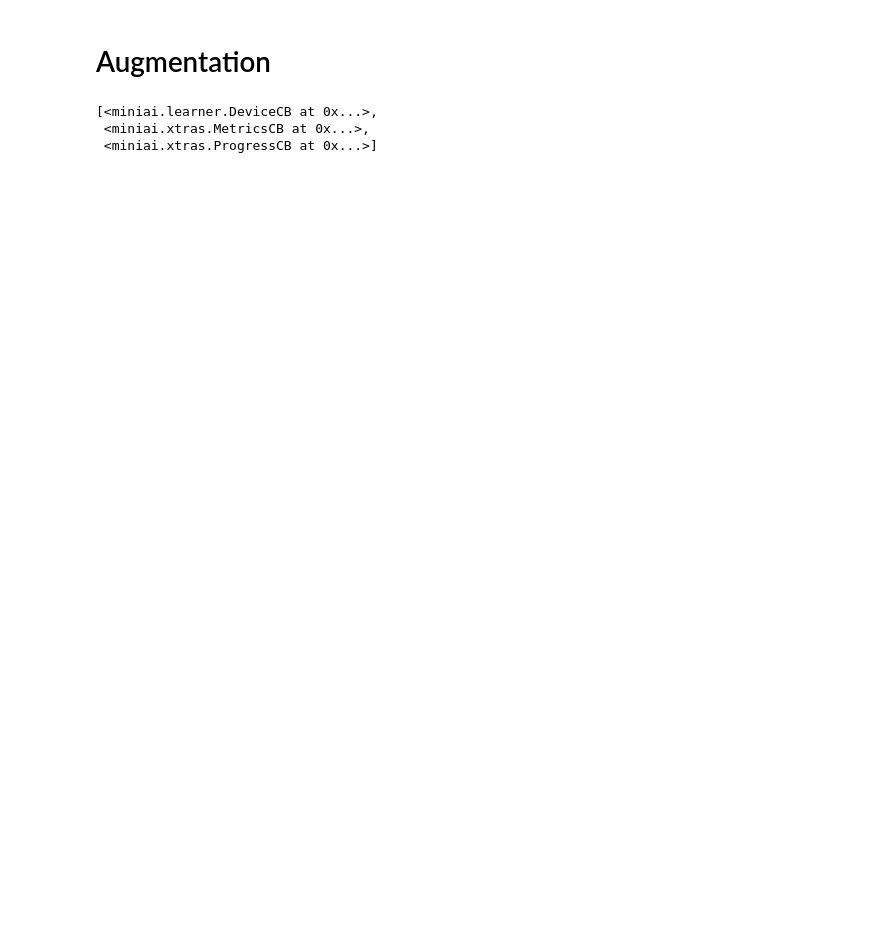
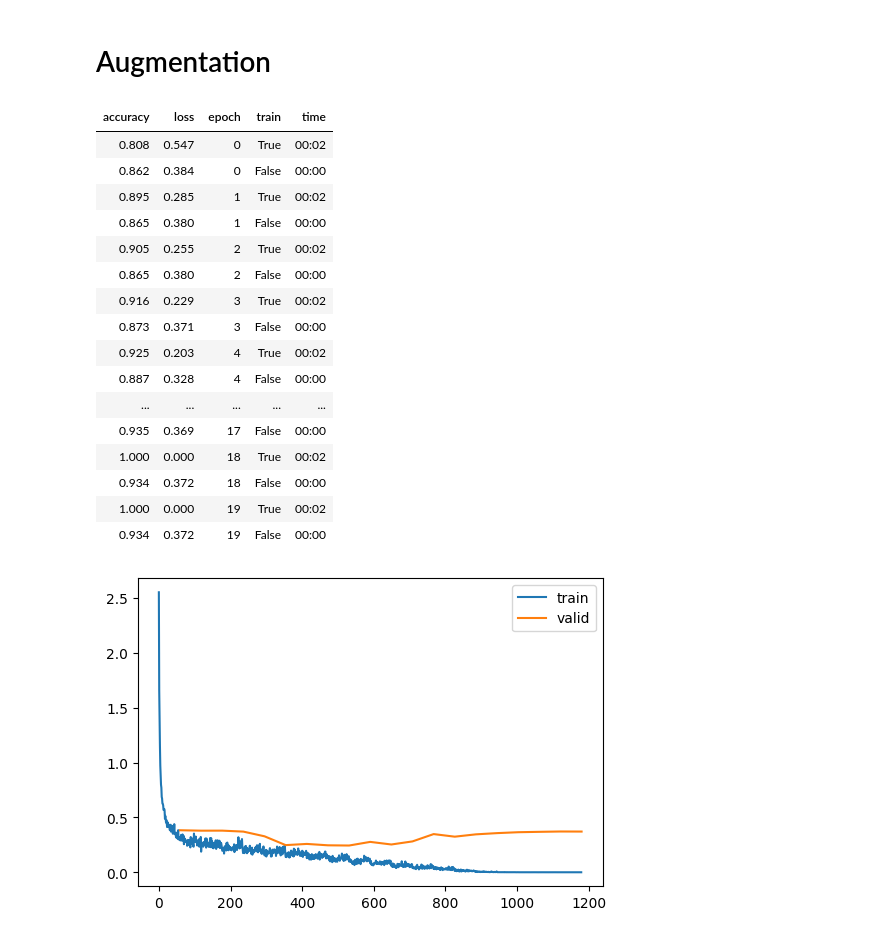
Before and after one commit to galopyz/course22p2, a Jupyter notebook: nbs/14_augment_adv.ipynb, the cells around one changed output. Drawn from its saved outputs; the diff is of its cells as text; code cells hidden in the pictures; blank space fills up the shorter version.

```diff
--- a/nbs/14_augment_adv.ipynb
+++ b/nbs/14_augment_adv.ipynb
@@ -48,13 +48,39 @@ if fc.defaults.cpus>8: fc.defaults.cpus=8
 # %%
 bs = 1024
 dls = get_dls()
+cbs = get_cbs(accuracy=MulticlassAccuracy())
-# %%
-cbs = get_cbs()
-cbs
-# %% [output]
-[<miniai.learner.DeviceCB at 0x...>,
- <miniai.xtras.MetricsCB at 0x...>,
- <miniai.xtras.ProgressCB at 0x...>]
 # %%
 set_seed(42)
 lr,epochs = 6e-2,5
+# %%
+nfs = [16,32,64,128,256]
+
+def get_model(act=nn.ReLU):
+    layers = [ResBlock(1, 16, ks=5, stride=1, act=act, norm=nn.BatchNorm2d)]
+    layers += [ResBlock(nfs[i], nfs[i+1], act=act, norm=nn.BatchNorm2d) for i in range(len(nfs)-1)]
+    layers += [nn.AdaptiveAvgPool2d(1), nn.Flatten(), nn.Linear(nfs[-1], 10)]
+    return nn.Sequential(*layers).apply(init_weights)
+# %%
+epochs, lr  = 20, 3e-2
+xtras = [get_sched(epochs, lr, dls)]
+learn = TrainLearner(get_model(), dls, F.cross_entropy, cbs=cbs+xtras, opt_func=optim.AdamW)
+learn.fit(epochs)
+# %% [output]
+| accuracy | loss | epoch | train | time |
+| 0.808 | 0.547 | 0 | True | 00:02 |
+| 0.862 | 0.384 | 0 | False | 00:00 |
+| 0.895 | 0.285 | 1 | True | 00:02 |
+| 0.865 | 0.380 | 1 | False | 00:00 |
+| 0.905 | 0.255 | 2 | True | 00:02 |
+| 0.865 | 0.380 | 2 | False | 00:00 |
+| 0.916 | 0.229 | 3 | True | 00:02 |
+| 0.873 | 0.371 | 3 | False | 00:00 |
+| 0.925 | 0.203 | 4 | True | 00:02 |
+| 0.887 | 0.328 | 4 | False | 00:00 |
+| ... | ... | ... | ... | ... |
+| 0.935 | 0.369 | 17 | False | 00:00 |
+| 1.000 | 0.000 | 18 | True | 00:02 |
+| 0.934 | 0.372 | 18 | False | 00:00 |
+| 1.000 | 0.000 | 19 | True | 00:02 |
+| 0.934 | 0.372 | 19 | False | 00:00 |
+[figure, added]
```
Also changed, not shown: parts of 6 cells of this notebook.
